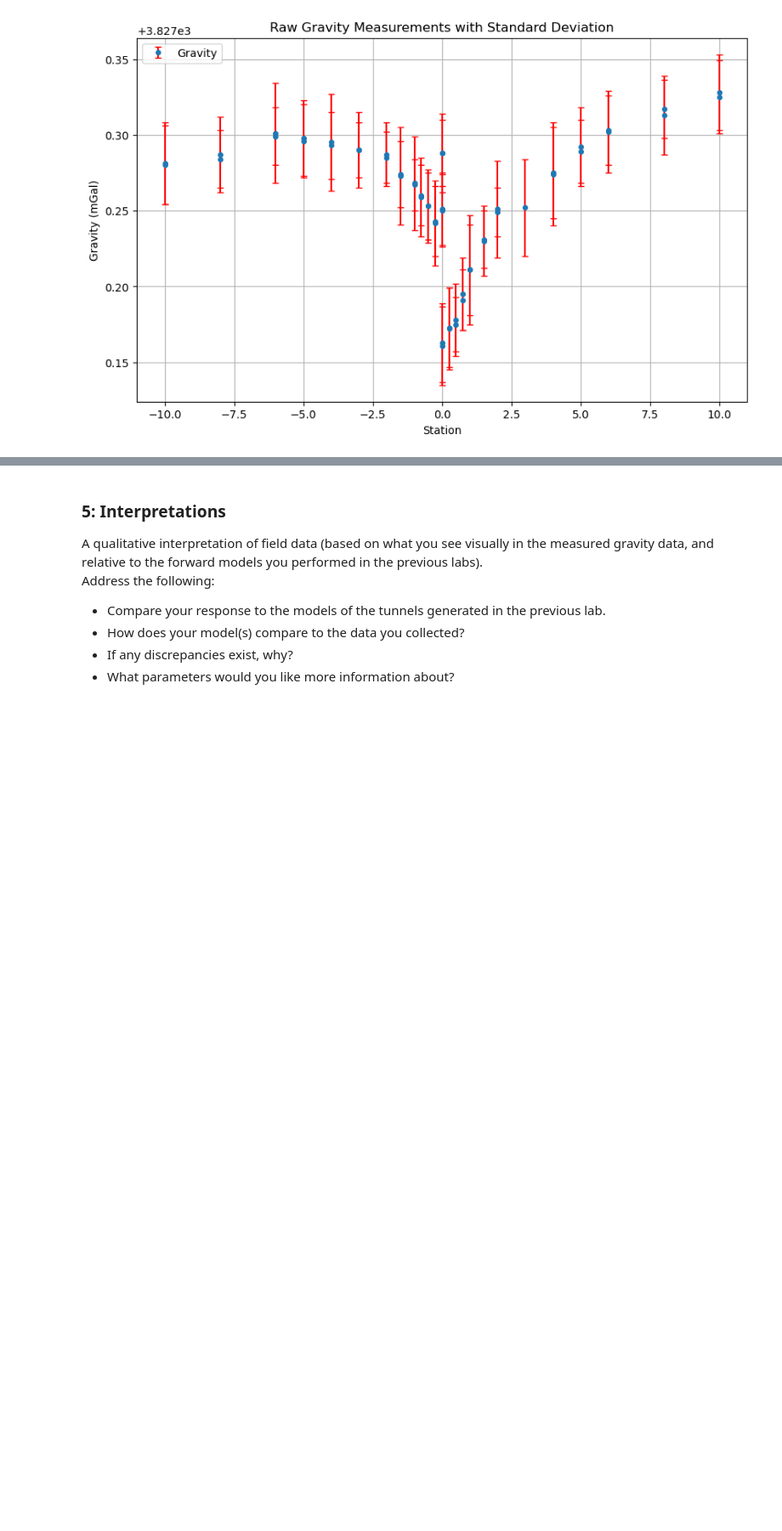
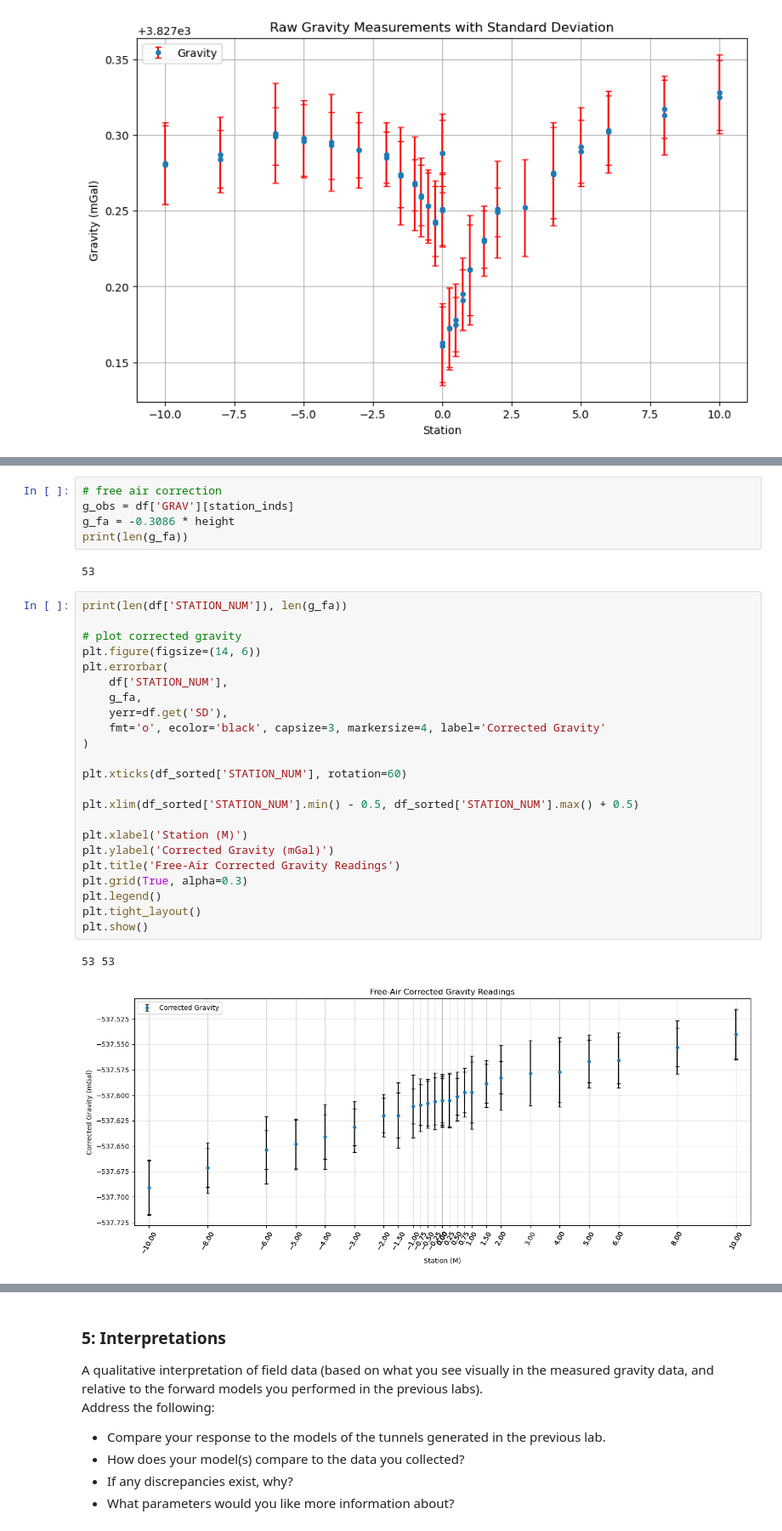
Before and after one commit to lillian-hanson/gpgn-318-328-notebooks, a Jupyter notebook: Labs/gravity/06-lab/06-Gravity-Tunnel.ipynb, the cells around one changed output, grey strips where cells are left out. Shown at 85% size. Saved outputs shown, nothing was run; the diff lists cells and outputs as text; blank space fills up the shorter version.

Commit message:
make the corrections better

```diff
--- a/Labs/gravity/06-lab/06-Gravity-Tunnel.ipynb
+++ b/Labs/gravity/06-lab/06-Gravity-Tunnel.ipynb
@@ -245,0 +200,33 @@ def grav_interp(grav_1, grav_2, time_1, time_2, time):
+# %%
+# free air correction
+g_obs = df['GRAV'][station_inds]
+g_fa = -0.3086 * height
+print(len(g_fa))
+# %% [output]
+53
+# %%
+print(len(df['STATION_NUM']), len(g_fa))
+
+# plot corrected gravity
+plt.figure(figsize=(14, 6))
+plt.errorbar(
+    df['STATION_NUM'],
+    g_fa,
+    yerr=df.get('SD'),
+    fmt='o', ecolor='black', capsize=3, markersize=4, label='Corrected Gravity'
+)
+
+plt.xticks(df_sorted['STATION_NUM'], rotation=60)
+
+plt.xlim(df_sorted['STATION_NUM'].min() - 0.5, df_sorted['STATION_NUM'].max() + 0.5)
+
+plt.xlabel('Station (M)')
+plt.ylabel('Corrected Gravity (mGal)')
+plt.title('Free-Air Corrected Gravity Readings')
+plt.grid(True, alpha=0.3)
+plt.legend()
+plt.tight_layout()
+plt.show()
+# %% [output]
+53 53
+[figure, added]
```
Also changed, not shown: parts of 7 cells of this notebook.
